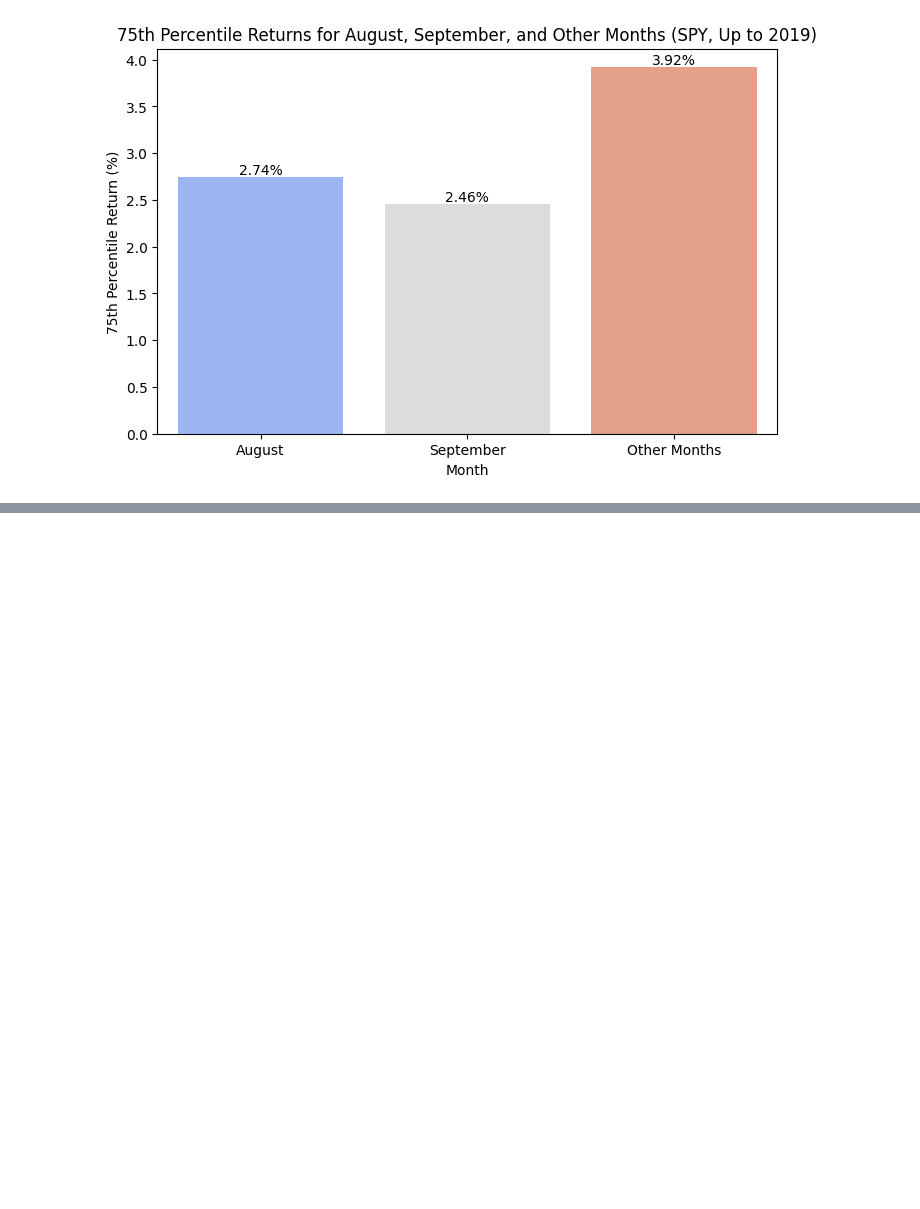
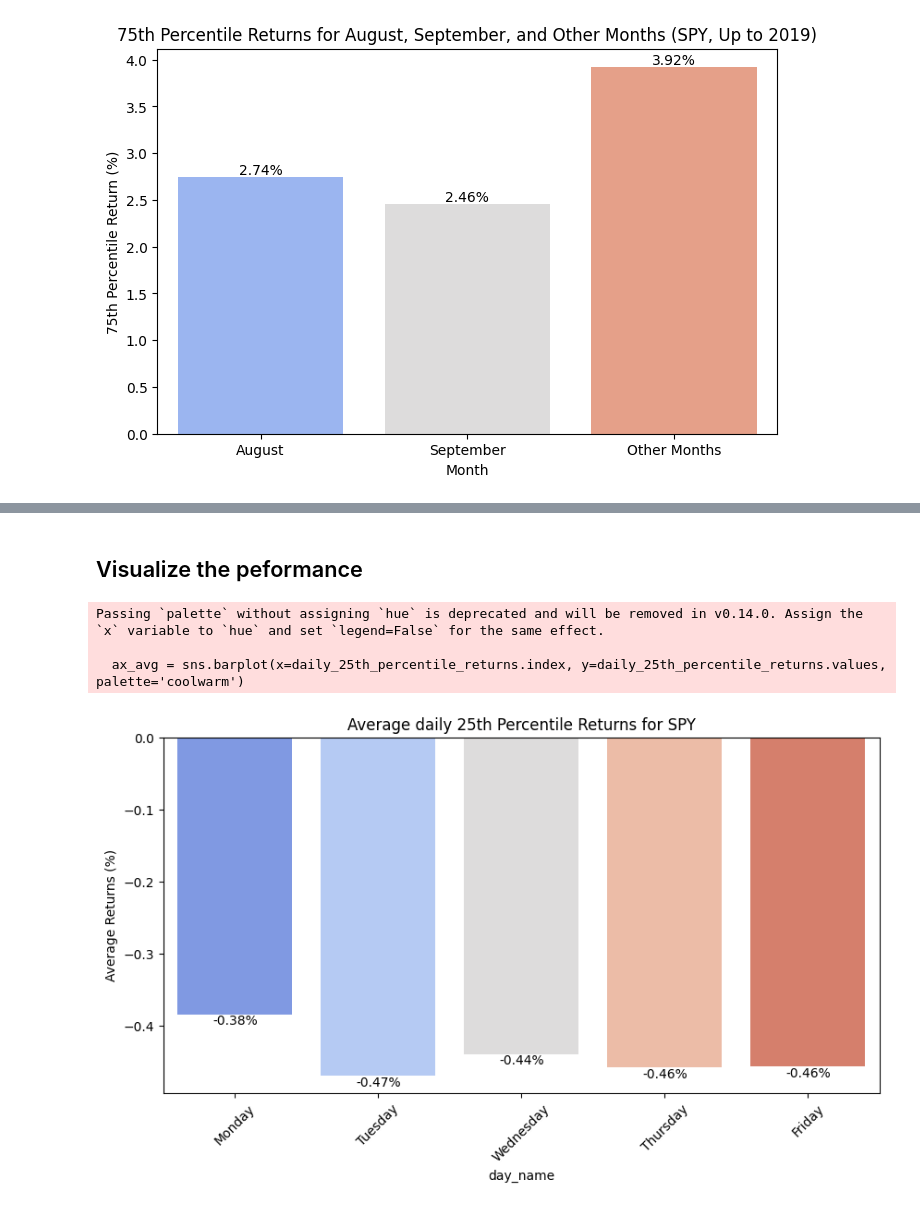
Before and after one commit to obeabi/RegressionNN, a Jupyter notebook: InvestmentEDA.ipynb, the cells around one changed output, grey strips where cells are left out. Saved outputs shown, nothing was run; the diff lists cells and outputs as text; code cells hidden in the pictures; blank space fills up the shorter version.

```diff
--- a/InvestmentEDA.ipynb
+++ b/InvestmentEDA.ipynb
@@ -260,0 +301,8 @@ Passing `palette` without assigning `hue` is deprecated and will be removed in v
+# %%
+# Create Month and Year columns
+data = df.copy()
+data['Month'] = data.index.month_name()
+data['Year'] = data.index.year
+data['day_name'] = data.index.day_name()
+#data = data[(data['Month']=="August") | (data['Month']=="September") ]
+data.head()
@@ -260,0 +317,33 @@ Passing `palette` without assigning `hue` is deprecated and will be removed in v
+# %%
+# Create a custom order for the days of the week
+day_order = ['Monday', 'Tuesday', 'Wednesday', 'Thursday', 'Friday']
+# Group by day_name and calculate average and median returns
+daily_avg_returns = data.groupby('day_name')['daily_Returns'].mean().reindex(day_order)
+daily_median_returns = data.groupby('day_name')['daily_Returns'].median().reindex(day_order)
+
+# Calculate the 75th percentile daily returns
+daily_75th_percentile_returns = data.groupby('day_name')['daily_Returns'].quantile(0.75).reindex(day_order)
+
+# Calculate the 25th percentile daily returns
+daily_25th_percentile_returns = data.groupby('day_name')['daily_Returns'].quantile(0.25).reindex(day_order)
+# %% [markdown]
+## Visualize the peformance
+# %%
+# Plotting average returns
+plt.figure(figsize=(10, 5))
+ax_avg = sns.barplot(x=daily_25th_percentile_returns.index, y=daily_25th_percentile_returns.values, palette='coolwarm')
+plt.title(f'Average daily 25th Percentile Returns for {ticker}')
+plt.ylabel('Average Returns (%)')
+plt.xlabel('day_name')
+plt.xticks(rotation=45)
+
+# Adding labels on the bars
+for i in ax_avg.containers:
+    ax_avg.bar_label(i, fmt='%.2f%%')
+
+plt.show()
+# %% [output]
+Passing `palette` without assigning `hue` is deprecated and will be removed in v0.14.0. Assign the `x` variable to `hue` and set `legend=False` for the same effect.
+
+  ax_avg = sns.barplot(x=daily_25th_percentile_returns.index, y=daily_25th_percentile_returns.values, palette='coolwarm')
+[figure, added]
```
Also changed, not shown: parts of 13 cells of this notebook.
